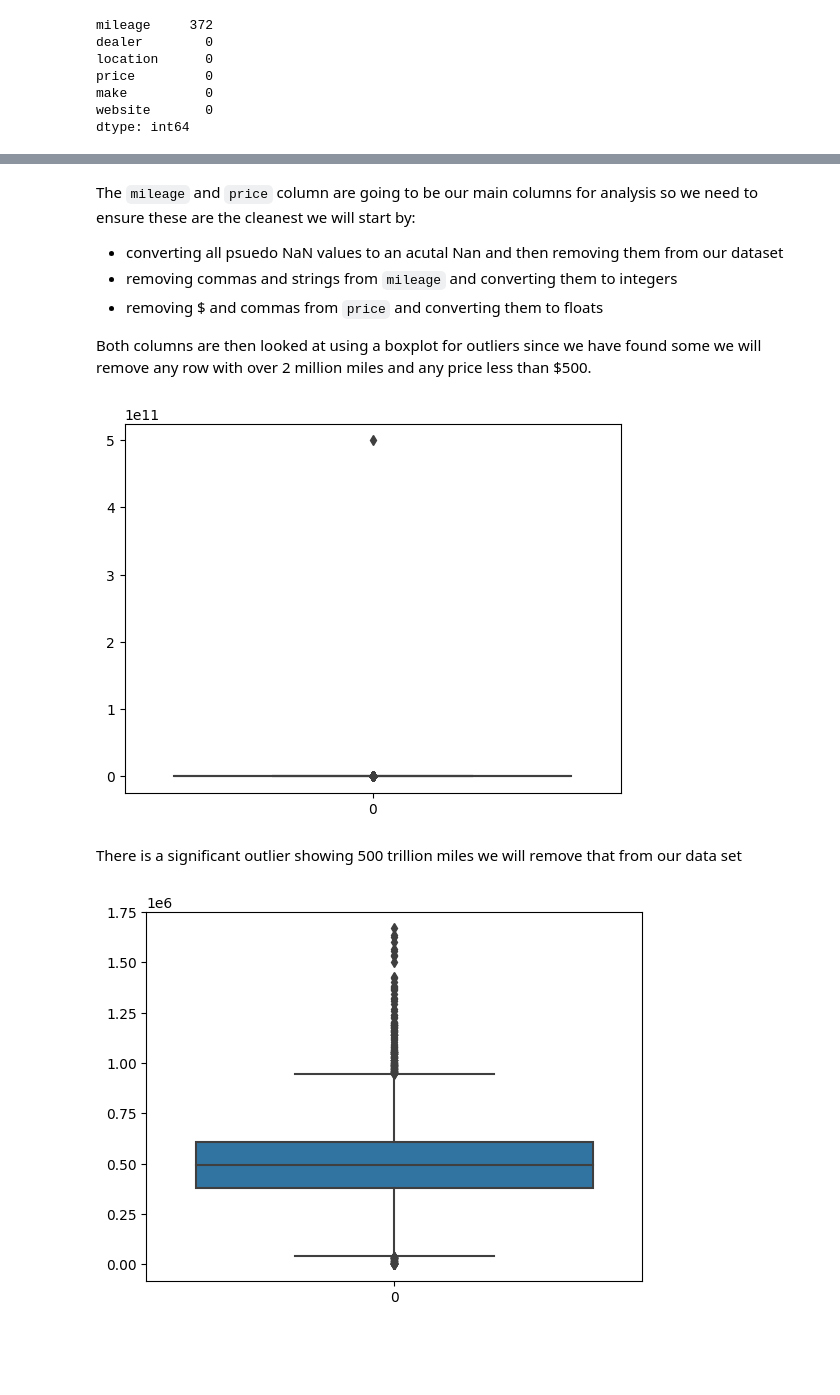
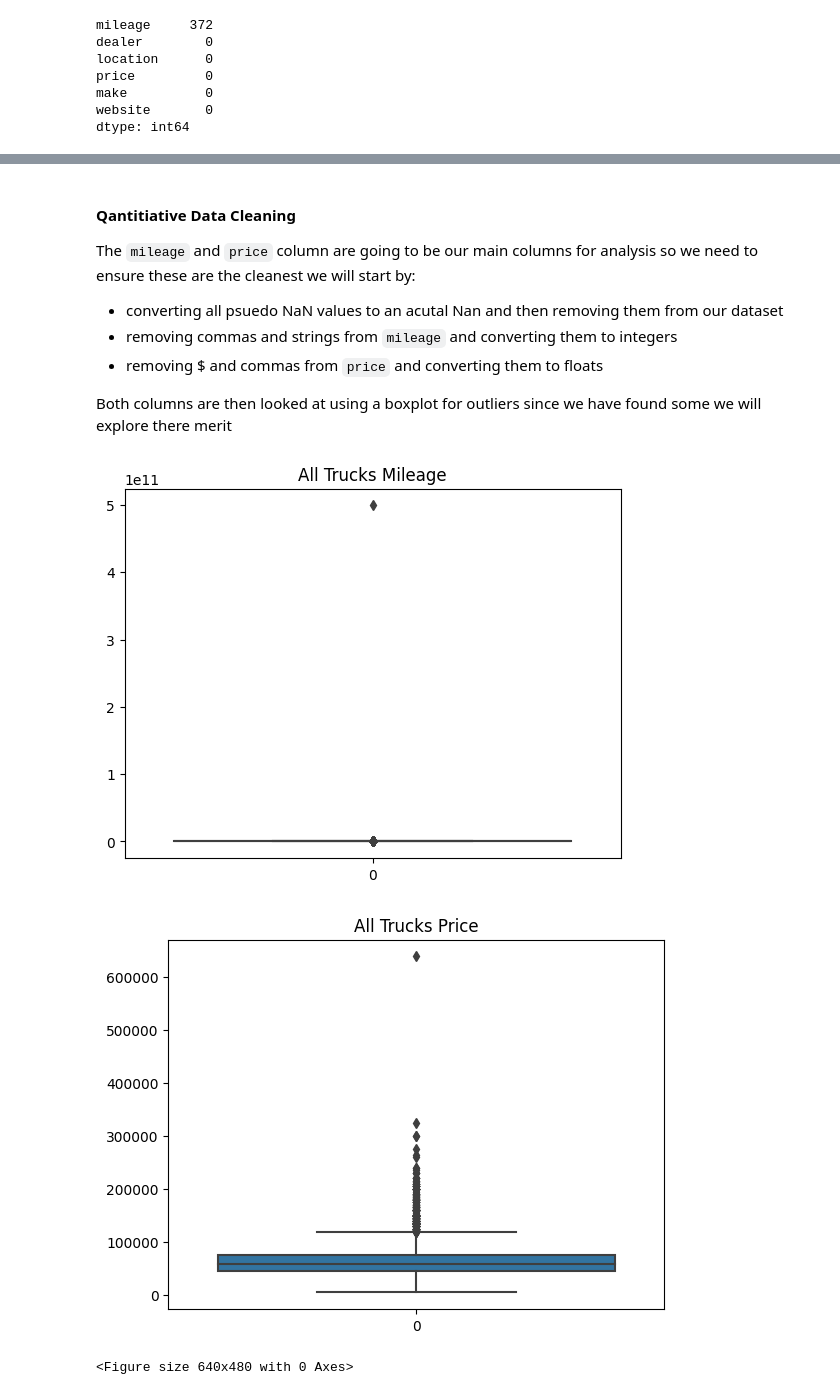
Before and after one commit to dazehead/truck-sales-project, a Jupyter notebook: truck_sale.ipynb, the cells around one changed output, grey strips where cells are left out. Cells and saved outputs as stored; diff of their text form; code cells hidden in the pictures; blank space fills up the shorter version.

Commit message:
finished qauntitiative clean, starting data clean for ordinal data

```diff
--- a/truck_sale.ipynb
+++ b/truck_sale.ipynb
@@ -109,0 +133,22 @@ data.head()
+# %%
+# missing year - information not provided by website
+# model_error = data[data['make'] == '567']
+
+# incorrect model - information not provided by website
+# model_error = data[data['make'] == 'Ftl']
+
+# missing year - information not provided by website
+# model_error = data[data['make'] == 'Cascadia']
+
+# can be fixed - only 'make' with 2 words, Star is part of model
+#model_error = data[data['make'] == 'Western']
+#model_error.head()
+
+# removing Star from model and correcting all Western Star makes
+data['model'] = data['model'].apply(lambda x: str(x).strip('Star'))
+data['make'] = data['make'].apply(lambda x: x + ' Star' if x == 'Western' else x)
+
+#removing all rows that are not a class A vehicle
+class_a = ['Volvo', 'Kenworth', 'Freightliner', 'Peterbilt', 'Mack', 'International', 'Western Star', 'Sterling']
+data = data[data['make'].isin(class_a)]
+print(data['make'].unique())
@@ -109,0 +173,5 @@ data.head()
+# %%
+# removing all instances of invalid year using regular expression for 4 digits
+data = data[data['year'].apply(lambda x: bool(re.match(r'^\d{4}$', x)))]
+years = data['year'].unique()
+years
@@ -110,10 +185,11 @@ data.head()
 # %% [markdown]
+#### Qantitiative Data Cleaning <a class="anchor" id="section2_2"></a>
 The `mileage` and `price` column are going to be our main columns for analysis so we need to ensure these are the cleanest we will start by:
 * converting all psuedo NaN values to an acutal Nan and then removing them from our dataset
 * removing commas and strings from `mileage` and converting them to integers
 * removing $ and commas from `price` and converting them to floats
 
-Both columns are then looked at using a boxplot for outliers since we have found some we will remove any row with over 2 million miles and any price less than $500.
+Both columns are then looked at using a boxplot for outliers since we have found some we will explore there merit
 # %%
 # replacing values 'nan' and 'Call For Price' with actual Nan values
 data['price'] = data['price'].replace('Call For Price', np.NaN)
@@ -125,16 +201,17 @@ data = data.dropna(how = 'any').reset_index(drop=True)
 #spliting strings, removing commas, converting to int64 - (some values were too big we need to investigate)
 data['mileage'] = data['mileage'].apply(lambda x: str(x).split(' ')[0].replace(',', '')).astype('int64')
 data['price'] = data['price'].apply(lambda x: str(x).replace('$', '').replace(',', '')).astype('float')
-# %%
-sns.boxplot(data['mileage'])
-plt.show()
-# %% [output]
-[figure, removed]
-# %% [markdown]
-There is a significant outlier showing 500 trillion miles we will remove that from our data set
-# %%
-data = data[data['mileage']<2000000]
-sns.boxplot(data['mileage'])
-plt.show()
-# %% [output]
-[figure, removed]
+# %%
+#plottig boxplot for outlier information
+sns.boxplot(data['mileage'])
+plt.title('All Trucks Mileage')
+plt.show()
+plt.clf()
+sns.boxplot(data['price'])
+plt.title('All Trucks Price')
+plt.show()
+plt.clf()
+# %% [output]
+[figure, added]
+[figure, added]
+<Figure size 640x480 with 0 Axes>
```
Also changed, not shown: parts of 19 cells of this notebook.
